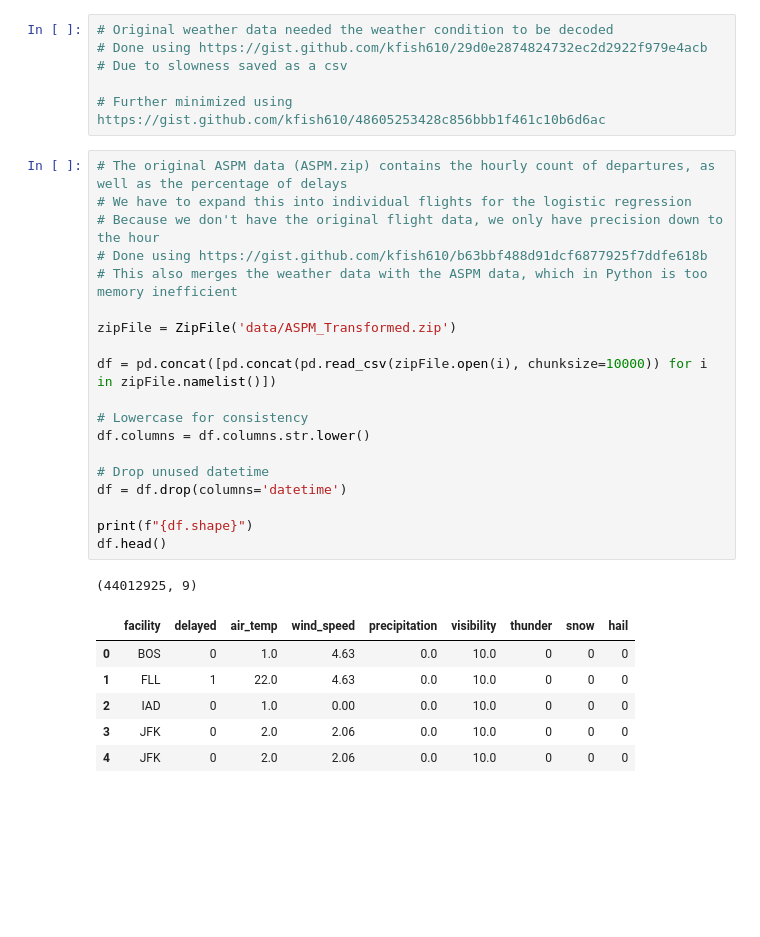
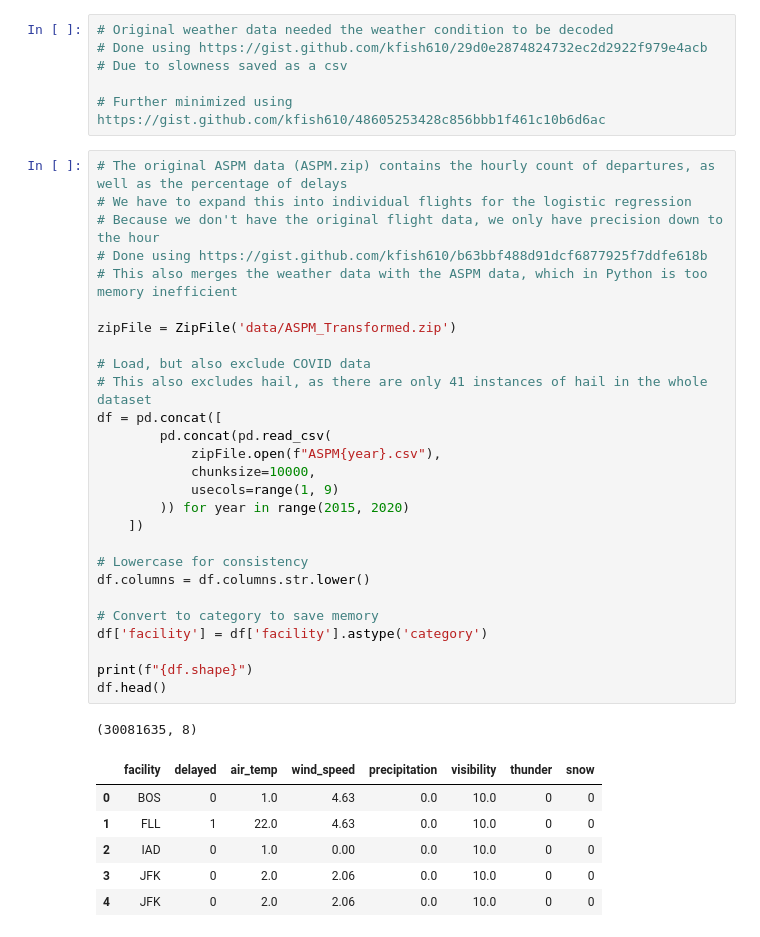
Before and after one commit to wesleyynguyenn/cogs109_finalproject, a Jupyter notebook: cogs109_final.ipynb, the cells around one changed output. Saved outputs shown, nothing was run; the diff lists cells and outputs as text; blank space fills up the shorter version.

```diff
--- a/cogs109_final.ipynb
+++ b/cogs109_final.ipynb
@@ -17,27 +24,35 @@ import seaborn as sns
 # %%
 # The original ASPM data (ASPM.zip) contains the hourly count of departures, as well as the percentage of delays
 # We have to expand this into individual flights for the logistic regression
 # Because we don't have the original flight data, we only have precision down to the hour
 # Done using https://gist.github.com/kfish610/b63bbf488d91dcf6877925f7ddfe618b
 # This also merges the weather data with the ASPM data, which in Python is too memory inefficient
 
 zipFile = ZipFile('data/ASPM_Transformed.zip')
 
-df = pd.concat([pd.concat(pd.read_csv(zipFile.open(i), chunksize=10000)) for i in zipFile.namelist()])
+# Load, but also exclude COVID data
+# This also excludes hail, as there are only 41 instances of hail in the whole dataset
+df = pd.concat([
+        pd.concat(pd.read_csv(
+            zipFile.open(f"ASPM{year}.csv"),
+            chunksize=10000,
+            usecols=range(1, 9)
+        )) for year in range(2015, 2020)
+    ])
 
 # Lowercase for consistency
 df.columns = df.columns.str.lower()
 
-# Drop unused datetime
-df = df.drop(columns='datetime')
+# Convert to category to save memory
+df['facility'] = df['facility'].astype('category')
 
 print(f"{df.shape}")
 df.head()
 # %% [output]
-(44012925, 9)
+(30081635, 8)
-|  | facility | delayed | air_temp | wind_speed | precipitation | visibility | thunder | snow | hail |
-| 0 | BOS | 0 | 1.0 | 4.63 | 0.0 | 10.0 | 0 | 0 | 0 |
-| 1 | FLL | 1 | 22.0 | 4.63 | 0.0 | 10.0 | 0 | 0 | 0 |
-| 2 | IAD | 0 | 1.0 | 0.00 | 0.0 | 10.0 | 0 | 0 | 0 |
-| 3 | JFK | 0 | 2.0 | 2.06 | 0.0 | 10.0 | 0 | 0 | 0 |
-| 4 | JFK | 0 | 2.0 | 2.06 | 0.0 | 10.0 | 0 | 0 | 0 |
+|  | facility | delayed | air_temp | wind_speed | precipitation | visibility | thunder | snow |
+| 0 | BOS | 0 | 1.0 | 4.63 | 0.0 | 10.0 | 0 | 0 |
+| 1 | FLL | 1 | 22.0 | 4.63 | 0.0 | 10.0 | 0 | 0 |
+| 2 | IAD | 0 | 1.0 | 0.00 | 0.0 | 10.0 | 0 | 0 |
+| 3 | JFK | 0 | 2.0 | 2.06 | 0.0 | 10.0 | 0 | 0 |
+| 4 | JFK | 0 | 2.0 | 2.06 | 0.0 | 10.0 | 0 | 0 |
```
Also changed, not shown: parts of 13 cells of this notebook.
